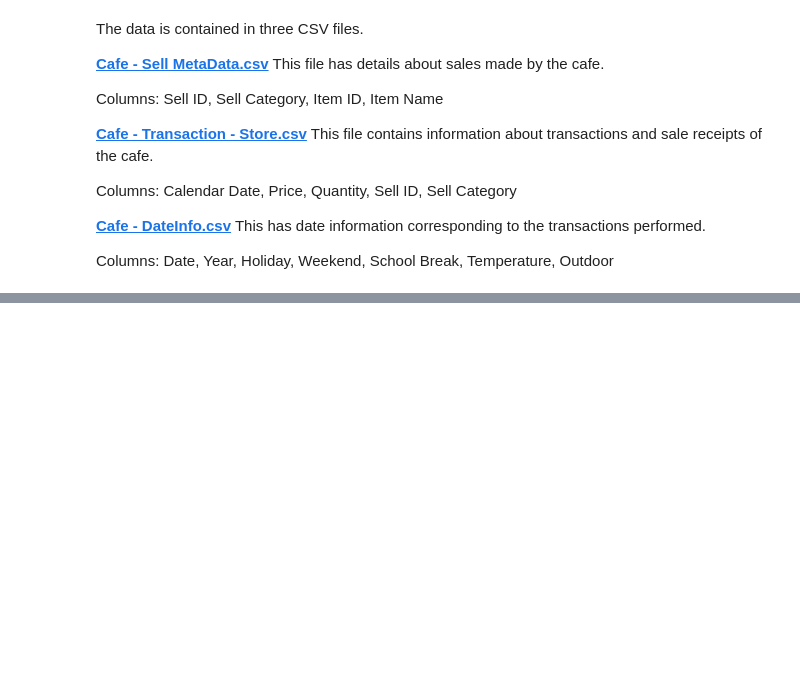
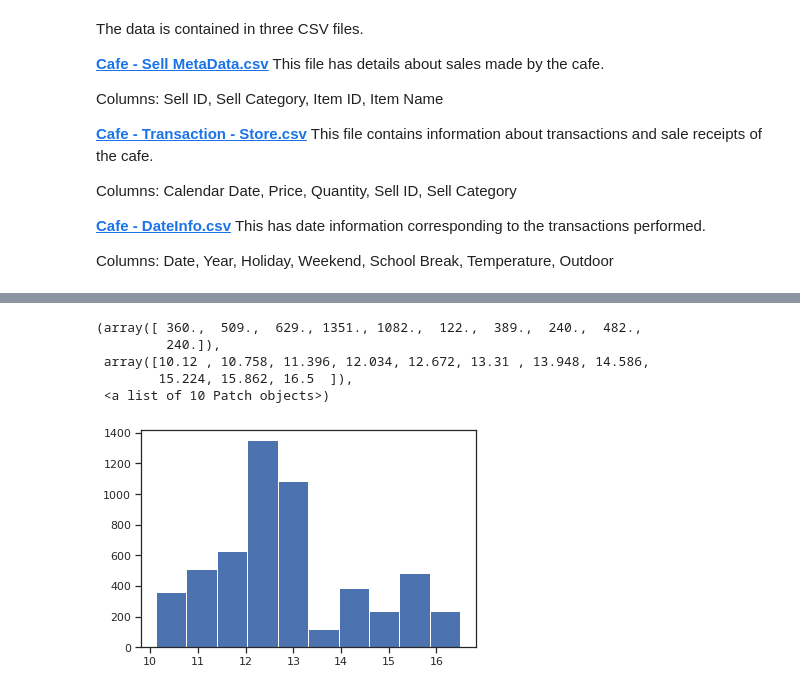
Before and after one commit to anmolg1997/Regression_projects, a Jupyter notebook: Price Optimisation based on Price Elasticity/Retail_Price_Optimization.ipynb, the cells around one changed output, grey strips where cells are left out. Drawn from its saved outputs; the diff is of its cells as text; code cells hidden in the pictures; blank space fills up the shorter version.

```diff
--- a/Price Optimisation based on Price Elasticity/Retail_Price_Optimization.ipynb
+++ b/Price Optimisation based on Price Elasticity/Retail_Price_Optimization.ipynb
@@ -44,0 +212,10 @@ Columns: Date, Year, Holiday, Weekend, School Break, Temperature, Outdoor
+# %%
+# plot histogram to check data distribution
+plt.hist(transactions.PRICE)
+# %% [output]
+(array([ 360.,  509.,  629., 1351., 1082.,  122.,  389.,  240.,  482.,
+         240.]),
+ array([10.12 , 10.758, 11.396, 12.034, 12.672, 13.31 , 13.948, 14.586,
+        15.224, 15.862, 16.5  ]),
+ <a list of 10 Patch objects>)
+[figure, added]
```
Also changed, not shown: parts of 62 cells of this notebook.
